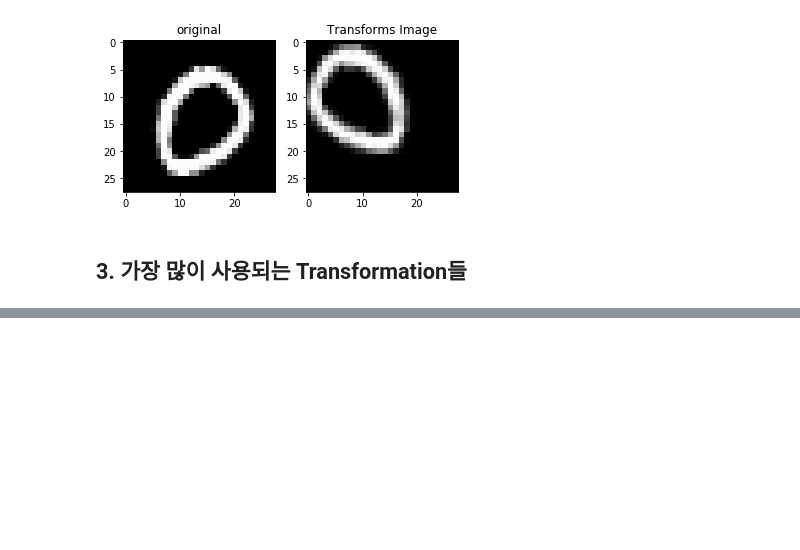
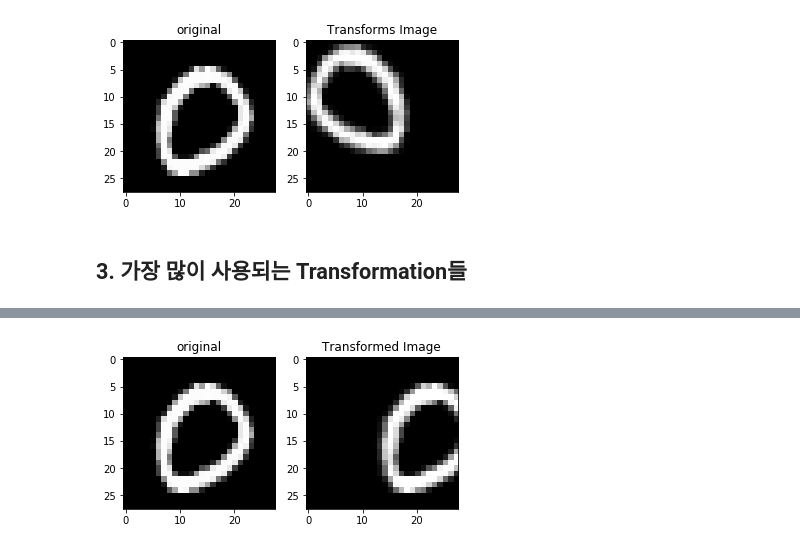
Before and after one commit to Gracechung-sw/AI, a Jupyter notebook: 3. 이미지 분석으로 배우는 tensorflow 2.0 와 Pytorch/4. fit_generator.ipynb, the cells around one changed output, grey strips where cells are left out. Drawn from its saved outputs; the diff is of its cells as text; code cells hidden in the pictures; blank space fills up the shorter version.

```diff
--- a/3. 이미지 분석으로 배우는 tensorflow 2.0 와 Pytorch/4. fit_generator.ipynb
+++ b/3. 이미지 분석으로 배우는 tensorflow 2.0 와 Pytorch/4. fit_generator.ipynb
@@ -76,0 +112,17 @@ plt.show()
+# %%
+#0.3퍼센트만 움직이겠다.
+datagenerator = ImageDataGenerator(
+    width_shift_range = 0.3 #0.3퍼센트만 움직이겠다.
+)
+output = next(iter(datagenerator.flow(inputs)))
+
+plt.subplot(1, 2, 1)
+plt.title('original')
+plt.imshow(np.squeeze(inputs), 'gray')
+
+plt.subplot(1, 2, 2)
+plt.title('Transformed Image')
+plt.imshow(np.squeeze(output), 'gray')
+plt.show()
+# %% [output]
+[figure, added]
```
Also changed, not shown: parts of 4 cells of this notebook.
